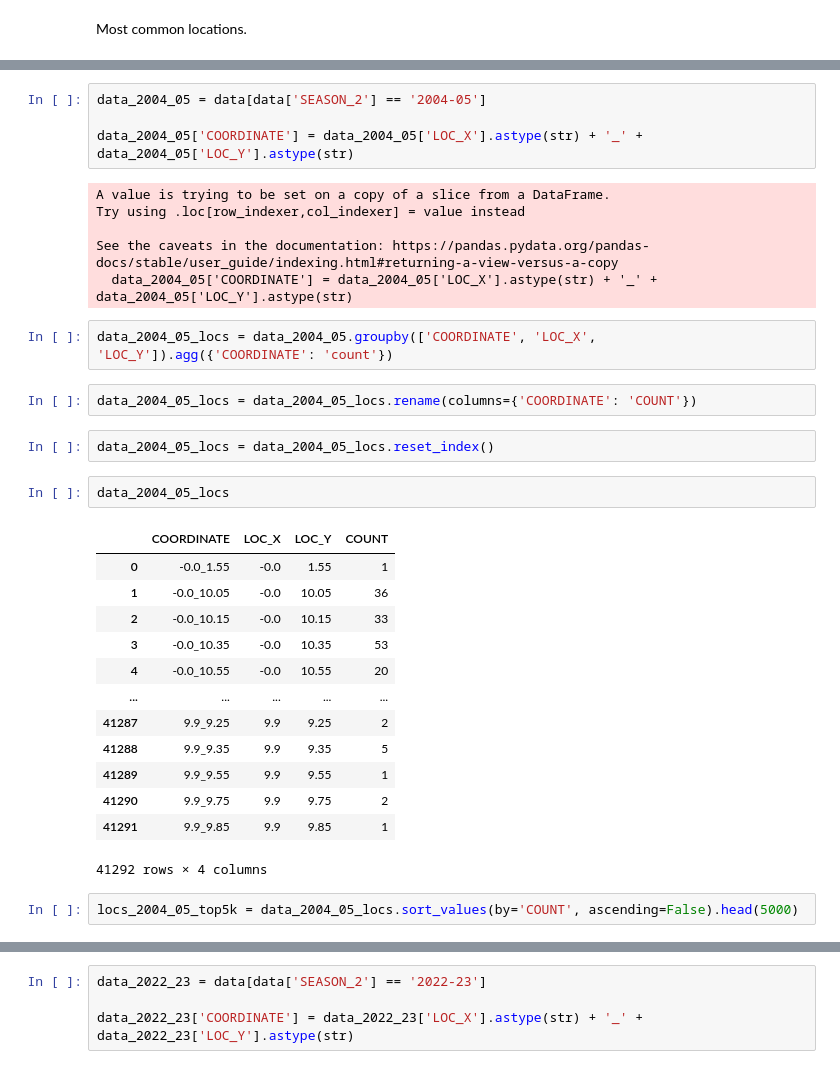
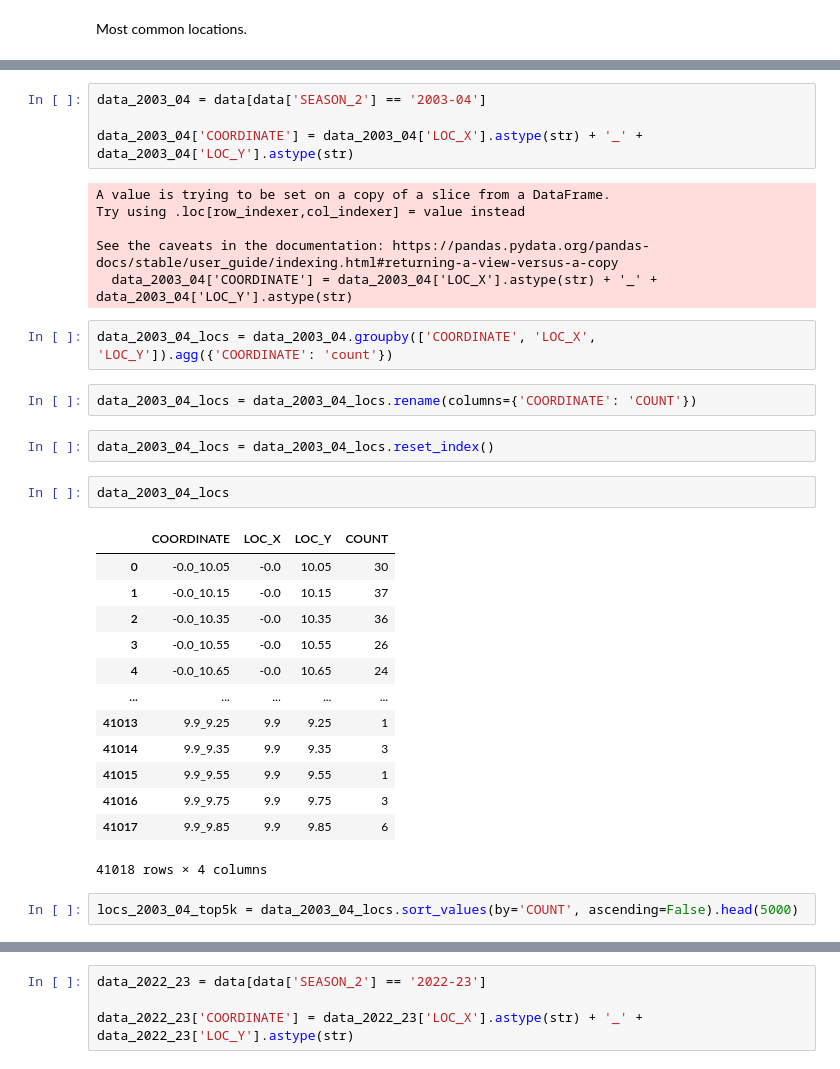
Before and after one commit to 92CMDiego/IH_pr_final_nba, a Jupyter notebook: shot_charts/shot_charts.ipynb, the cells around one changed output, grey strips where cells are left out. Saved outputs shown, nothing was run; the diff lists cells and outputs as text.

```diff
--- a/shot_charts/shot_charts.ipynb
+++ b/shot_charts/shot_charts.ipynb
@@ -146,36 +146,36 @@ data.head()
 | 3 | 2023 | 2022-23 | 1610612764 | Washington Wizards | 204001 | Kristaps Porzingis | C | C | 10-19-2022 | ... |
 | 4 | 2023 | 2022-23 | 1610612764 | Washington Wizards | 1630166 | Deni Avdija | F | SF | 10-19-2022 | ... |
 # %%
-data_2004_05 = data[data['SEASON_2'] == '2004-05']
+data_2003_04 = data[data['SEASON_2'] == '2003-04']
 
-data_2004_05['COORDINATE'] = data_2004_05['LOC_X'].astype(str) + '_' + data_2004_05['LOC_Y'].astype(str)
+data_2003_04['COORDINATE'] = data_2003_04['LOC_X'].astype(str) + '_' + data_2003_04['LOC_Y'].astype(str)
 # %% [output]
 A value is trying to be set on a copy of a slice from a DataFrame.
 Try using .loc[row_indexer,col_indexer] = value instead
 
 See the caveats in the documentation: https://pandas.pydata.org/pandas-docs/stable/user_guide/indexing.html#returning-a-view-versus-a-copy
-  data_2004_05['COORDINATE'] = data_2004_05['LOC_X'].astype(str) + '_' + data_2004_05['LOC_Y'].astype(str)
+  data_2003_04['COORDINATE'] = data_2003_04['LOC_X'].astype(str) + '_' + data_2003_04['LOC_Y'].astype(str)
 # %%
-data_2004_05_locs = data_2004_05.groupby(['COORDINATE', 'LOC_X', 'LOC_Y']).agg({'COORDINATE': 'count'})
+data_2003_04_locs = data_2003_04.groupby(['COORDINATE', 'LOC_X', 'LOC_Y']).agg({'COORDINATE': 'count'})
 # %%
-data_2004_05_locs = data_2004_05_locs.rename(columns={'COORDINATE': 'COUNT'})
+data_2003_04_locs = data_2003_04_locs.rename(columns={'COORDINATE': 'COUNT'})
-# %%
-data_2004_05_locs = data_2004_05_locs.reset_index()
-# %%
-data_2004_05_locs
-# %% [output]
-|  | COORDINATE | LOC_X | LOC_Y | COUNT |
-| 0 | -0.0_1.55 | -0.0 | 1.55 | 1 |
-| 1 | -0.0_10.05 | -0.0 | 10.05 | 36 |
-| 2 | -0.0_10.15 | -0.0 | 10.15 | 33 |
-| 3 | -0.0_10.35 | -0.0 | 10.35 | 53 |
-| 4 | -0.0_10.55 | -0.0 | 10.55 | 20 |
-| ... | ... | ... | ... | ... |
-| 41287 | 9.9_9.25 | 9.9 | 9.25 | 2 |
-| 41288 | 9.9_9.35 | 9.9 | 9.35 | 5 |
-| 41289 | 9.9_9.55 | 9.9 | 9.55 | 1 |
-| 41290 | 9.9_9.75 | 9.9 | 9.75 | 2 |
-| 41291 | 9.9_9.85 | 9.9 | 9.85 | 1 |
-41292 rows × 4 columns
+# %%
+data_2003_04_locs = data_2003_04_locs.reset_index()
+# %%
+data_2003_04_locs
+# %% [output]
+|  | COORDINATE | LOC_X | LOC_Y | COUNT |
+| 0 | -0.0_10.05 | -0.0 | 10.05 | 30 |
+| 1 | -0.0_10.15 | -0.0 | 10.15 | 37 |
+| 2 | -0.0_10.35 | -0.0 | 10.35 | 36 |
+| 3 | -0.0_10.55 | -0.0 | 10.55 | 26 |
+| 4 | -0.0_10.65 | -0.0 | 10.65 | 24 |
+| ... | ... | ... | ... | ... |
+| 41013 | 9.9_9.25 | 9.9 | 9.25 | 1 |
+| 41014 | 9.9_9.35 | 9.9 | 9.35 | 3 |
+| 41015 | 9.9_9.55 | 9.9 | 9.55 | 1 |
+| 41016 | 9.9_9.75 | 9.9 | 9.75 | 3 |
+| 41017 | 9.9_9.85 | 9.9 | 9.85 | 6 |
+41018 rows × 4 columns
 # %%
-locs_2004_05_top5k = data_2004_05_locs.sort_values(by='COUNT', ascending=False).head(5000)
+locs_2003_04_top5k = data_2003_04_locs.sort_values(by='COUNT', ascending=False).head(5000)
```
Also changed, not shown: parts of 9 cells of this notebook, 8 other files.
